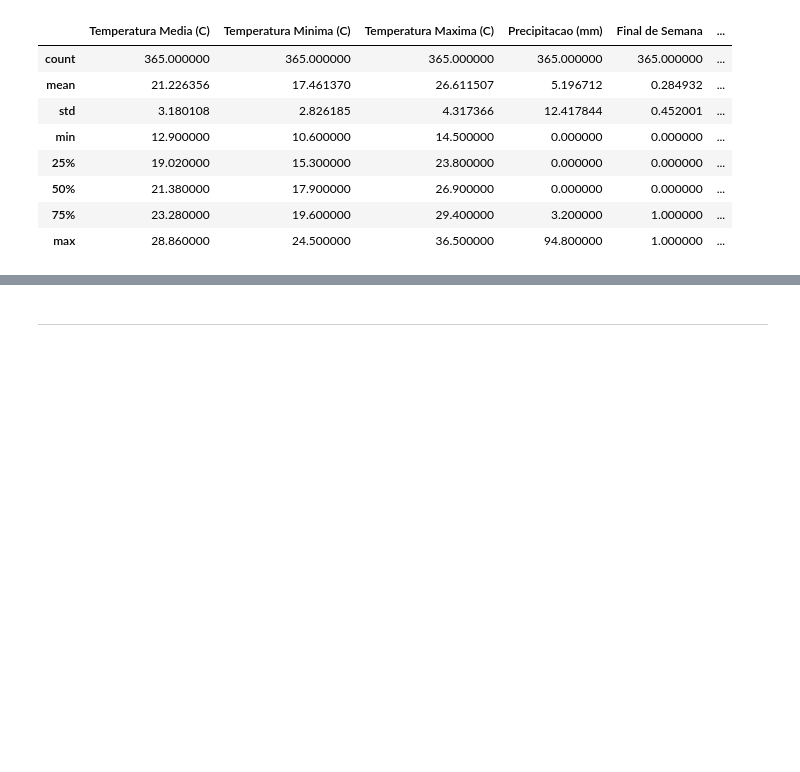
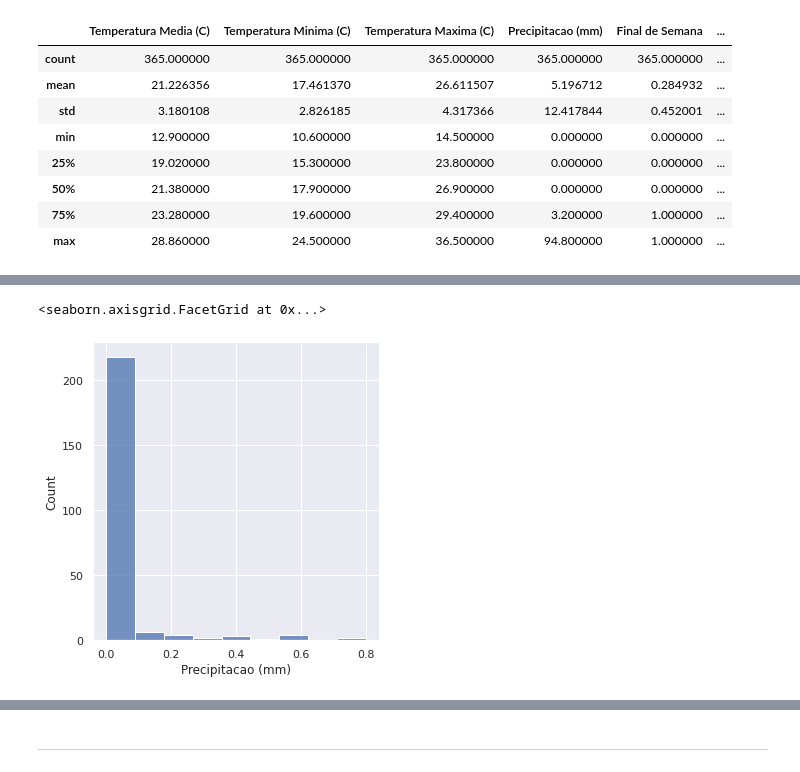
Before and after one commit to gus-phys/AI2-resources, a Jupyter notebook: 06-introducao-ml/aula2/KNN-Regressor/KNN-Regressor.ipynb, the cells around one changed output, grey strips where cells are left out. Saved outputs shown, nothing was run; the diff lists cells and outputs as text; code cells hidden in the pictures; blank space fills up the shorter version.

```diff
--- a/06-introducao-ml/aula2/KNN-Regressor/KNN-Regressor.ipynb
+++ b/06-introducao-ml/aula2/KNN-Regressor/KNN-Regressor.ipynb
@@ -141,0 +155,8 @@ df.describe()
+# %%
+q = data_pp['Precipitacao (mm)'].quantile(0.75)
+data_1 = data_pp[data_pp['Precipitacao (mm)']<1]
+# %%
+sns.displot(data_1['Precipitacao (mm)'])
+# %% [output]
+<seaborn.axisgrid.FacetGrid at 0x...>
+[figure, added]
```
Also changed, not shown: parts of 11 cells of this notebook.
